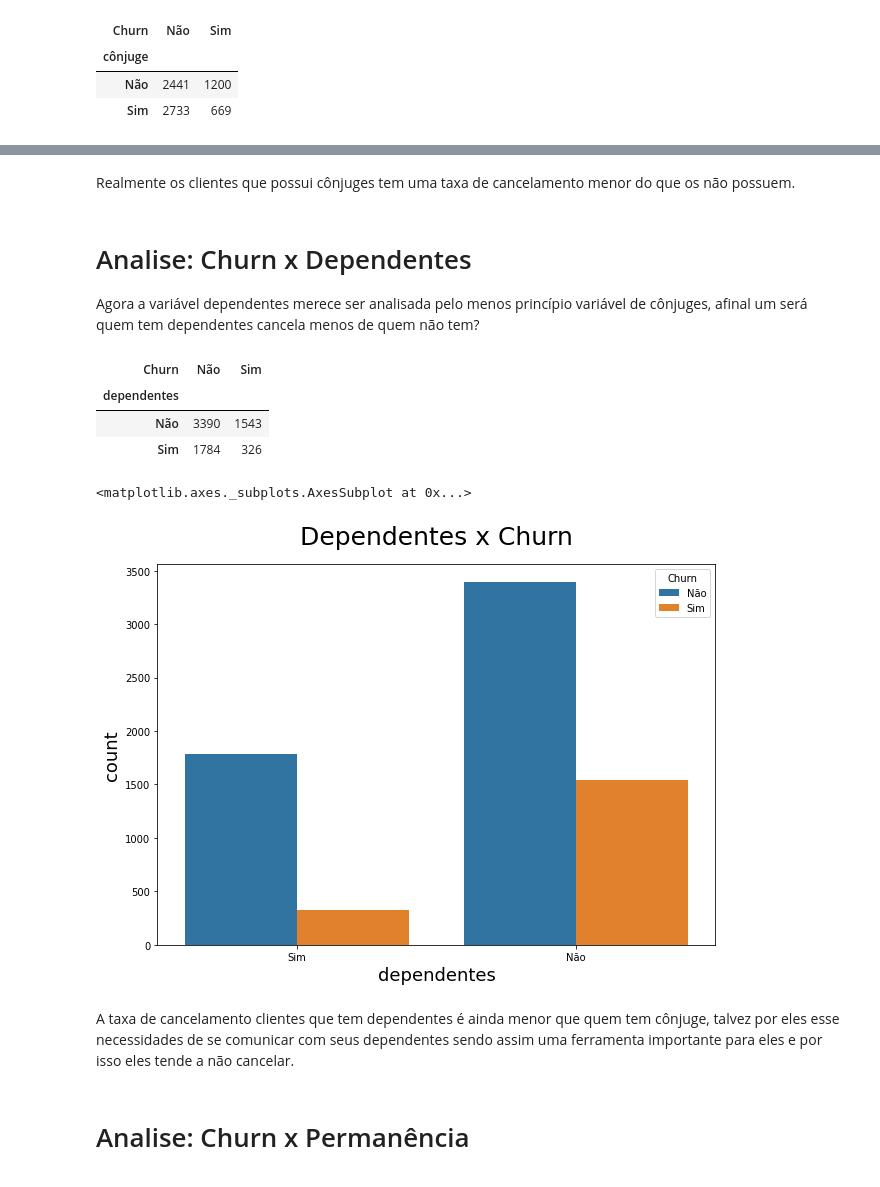
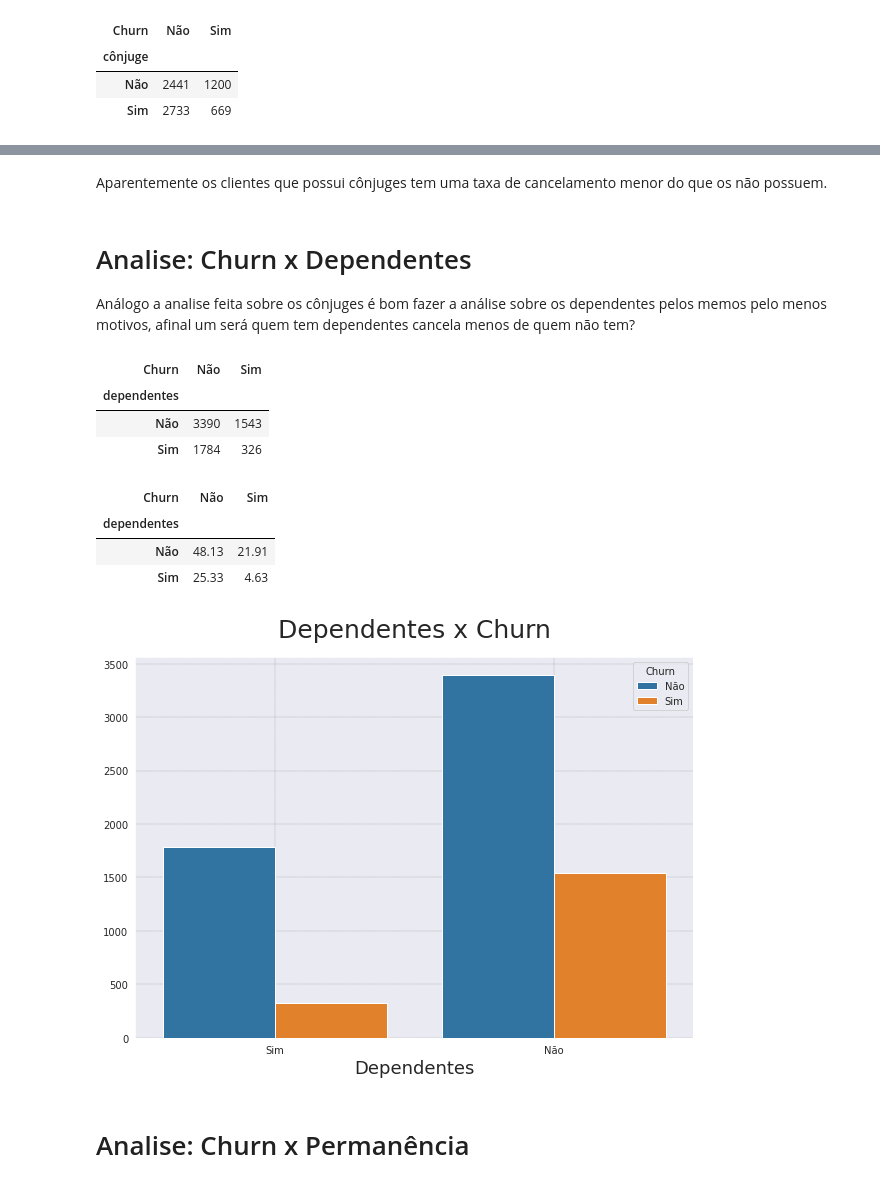
Before and after one commit to devayache/AluraVoz, a Jupyter notebook: AluraVoz.ipynb, the cells around one changed output, grey strips where cells are left out. Saved outputs shown, nothing was run; the diff lists cells and outputs as text; code cells hidden in the pictures.

```diff
--- a/AluraVoz.ipynb
+++ b/AluraVoz.ipynb
@@ -546,6 +546,7 @@ valores = {
     'Yes': 'Sim',
     'No': 'Não',
     'No phone service' : 'Sem Serviço de telefone',
+    'Fiber optic' : 'Fibra Optica',
     'No internet service' : 'Sem Serviço de internet',
     'One year': 'Um ano',
     'Month-to-month': 'Mensal',
@@ -739,7 +745,16 @@ eixo.grid(linestyle='--', linewidth=0.5)
 # %%
 fig, ax = plt.subplots(figsize=(10,7))
+
+# estilo do gráfico
+sns.set_style('dark')
+
+# plotagem do gráfico
+sns.countplot(x='cônjuge',hue='Churn' ,data=clientes)
+
+# nomes dos eixos
 ax.set_title('Cônjuge x Churn', fontsize=25, pad=20)
-ax.set_xlabel('Gasto Mensal', fontsize=18)
-ax.set_ylabel('Churn', fontsize=18)
-sns.countplot(x='cônjuge',hue='Churn' ,data=clientes)
+ax.set_xlabel('Cônjuge', fontsize=18)
+ax.set_ylabel('', fontsize=18)
+# grid
+ax.grid(True, linestyle='--',linewidth=0.13,color='k')
 # %% [output]
@@ -748,9 +762,10 @@ sns.countplot(x='cônjuge',hue='Churn' ,data=clientes)
 # %% [markdown]
-Realmente os clientes que possui cônjuges tem uma taxa de cancelamento menor do que os não possuem.
+Aparentemente os clientes que possui cônjuges tem uma taxa de cancelamento menor do que os não possuem.
 # %% [markdown]
 # Analise: Churn x Dependentes
 
-Agora a variável dependentes merece ser analisada pelo menos princípio variável de cônjuges, afinal um será quem tem dependentes cancela menos de quem não tem?
+Análogo a analise feita sobre os cônjuges é bom fazer a análise sobre os
+dependentes pelos memos  pelo menos motivos,  afinal um será quem tem dependentes cancela menos de quem não tem?
 # %%
 # tabela de frequência
 freq_chrun_dependentes = pd.crosstab(clientes['dependentes'], clientes['Churn'])
@@ -760,17 +775,24 @@ freq_chrun_dependentes
 | dependentes |  |  |
 | Não | 3390 | 1543 |
 | Sim | 1784 | 326 |
+# %%
+porc_chrun_dependentes = (pd.crosstab(clientes['dependentes'], clientes['Churn'], normalize=True)*100).round(2)
+porc_chrun_dependentes
+# %% [output]
+| Churn | Não | Sim |
+| dependentes |  |  |
+| Não | 48.13 | 21.91 |
+| Sim | 25.33 | 4.63 |
 # %%
 fig, ax = plt.subplots(figsize=(10,7))
+sns.set_style('dark')
+ax = sns.countplot(x='dependentes', hue='Churn' ,data=clientes, ax=ax)
 ax.set_title('Dependentes x Churn', fontsize=25, pad=20)
-ax.set_xlabel('Gasto Mensal', fontsize=18)
-ax.set_ylabel('Churn', fontsize=18)
-sns.countplot(x='dependentes',hue='Churn' ,data=clientes)
+ax.set_xlabel('Dependentes', fontsize=18)
+ax.set_ylabel('', fontsize=18)
+ax.grid(True, linestyle='--',linewidth=0.13,color='k')
 # %% [output]
-<matplotlib.axes._subplots.AxesSubplot at 0x...>
-[figure, old version]
+[figure, new version]
-# %% [markdown]
-A taxa de cancelamento clientes que tem dependentes é ainda menor que quem tem cônjuge, talvez por eles esse necessidades de se comunicar com seus dependentes sendo assim uma ferramenta importante para eles e por isso eles tende a não cancelar.
 # %% [markdown]
 # Analise: Churn x Permanência
 # %%
```
Also changed, not shown: parts of 61 cells of this notebook.
